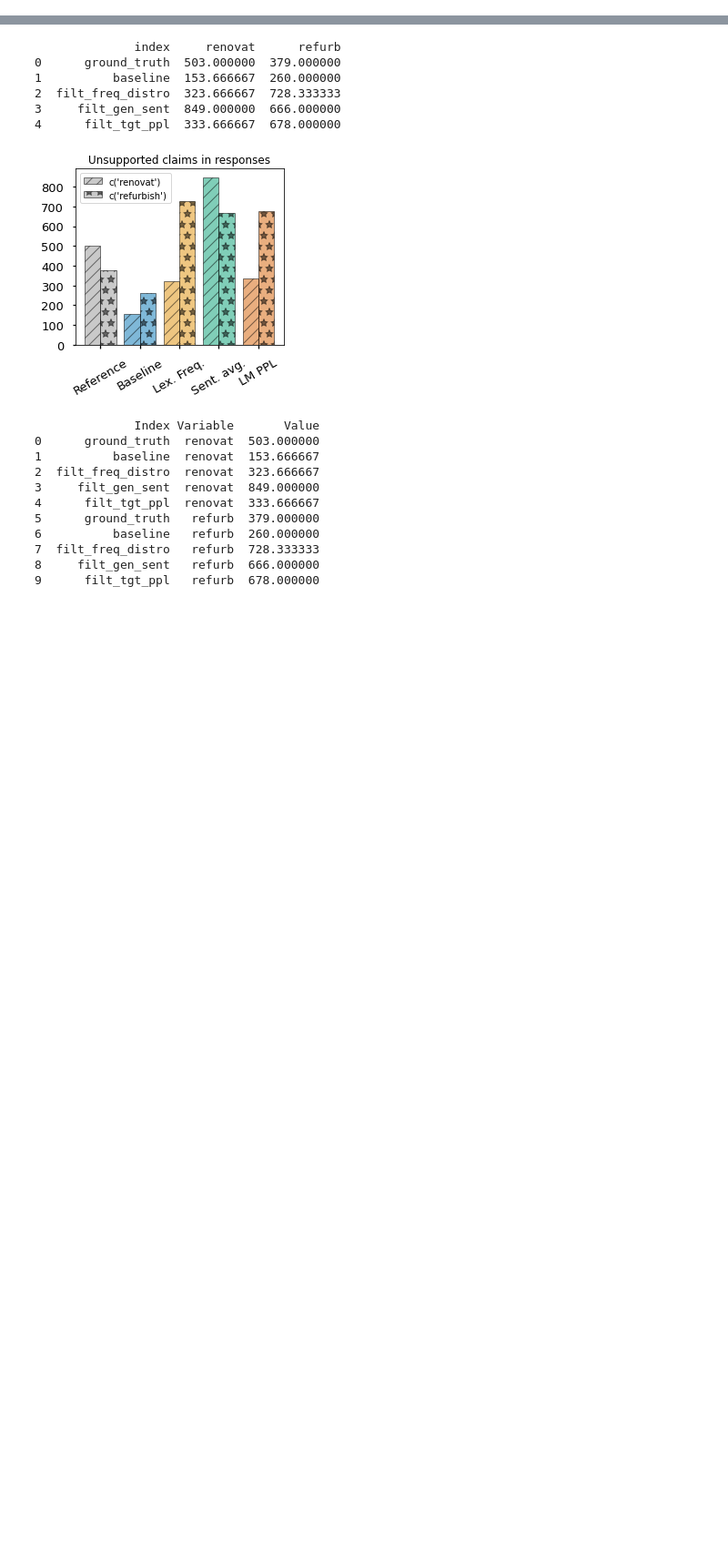
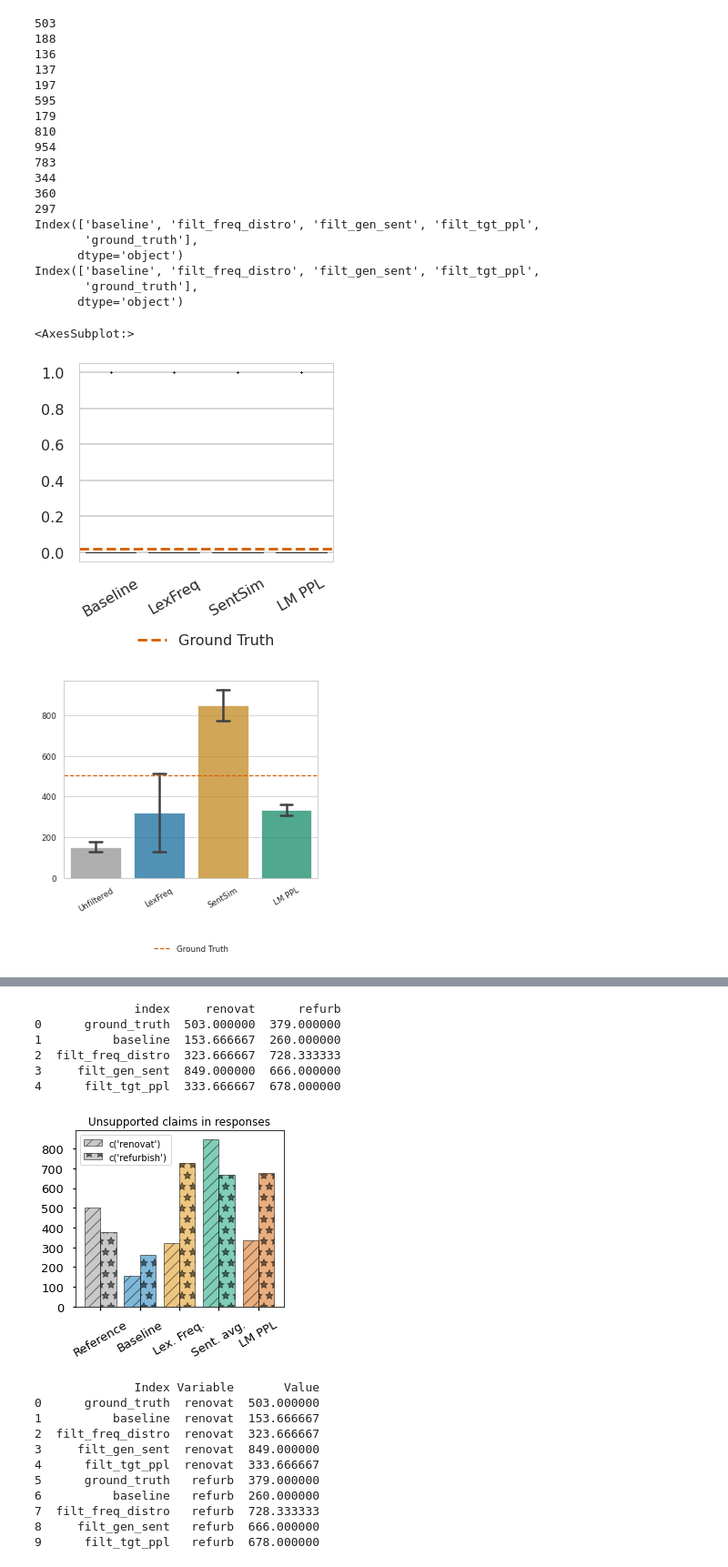
Before and after one commit to ZurichNLP/specific_hospo_respo, a Jupyter notebook: scripts/analyses/hallu_check.ipynb, the cells around one changed output, grey strips where cells are left out. Shown at 91% size. Cells and saved outputs as stored; diff of their text form; code cells hidden in the pictures; blank space fills up the shorter version.

```diff
--- a/scripts/analyses/hallu_check.ipynb
+++ b/scripts/analyses/hallu_check.ipynb
@@ -337,0 +343,48 @@ Index(['ground_truth', 'baseline', 'filt_freq_distro', 'filt_gen_sent',
+# %%
+reno_counts = {}
+
+reno_counts['ground_truth'] = {0: check_reno_mentions(Path(data_dir) / 'test.response')}
+
+for model in ['baseline', 'filt_freq_distro', 'filt_gen_sent', 'filt_tgt_ppl']:
+    reno_counts[model] = {}
+    for seed in ['', '_s42', '_s985']:
+        try:
+            responses = f'../../models/hotels/{model+seed}/inference/bs5.txt'
+            reno_counts[model][0 if not seed else seed] = check_reno_mentions(responses)
+        except:
+            responses = f'../../models/hotels/{model+seed}/inference/ckpt07/bs5.txt'
+            reno_counts[model][0 if not seed else seed] = check_reno_mentions(responses)
+
+# construct dataframe from nested dict
+df_reno = pd.DataFrame.from_dict({(i,j): reno_counts[i][j]
+                           for i in reno_counts.keys()
+                           for j in reno_counts[i].keys()},
+                       orient='columns')
+
+df_reno.to_csv('hallu_check-reno.csv')
+
+plot_average_instance_counts_boxplot(df_reno, save_as='/home/user/kew/projects/diss_figs/rrgen/hallu_check_reno_avg_inst_counts')
+plot_total_counts_barplot(df_reno, save_as='/home/user/kew/projects/diss_figs/rrgen/hallu_check_reno_total_counts')
+# %% [output]
+503
+188
+136
+137
+197
+595
+179
+810
+954
+783
+344
+360
+297
+Index(['baseline', 'filt_freq_distro', 'filt_gen_sent', 'filt_tgt_ppl',
+       'ground_truth'],
+      dtype='object')
+Index(['baseline', 'filt_freq_distro', 'filt_gen_sent', 'filt_tgt_ppl',
+       'ground_truth'],
+      dtype='object')
+<AxesSubplot:>
+[figure, added]
+[figure, added]
```
Also changed, not shown: parts of 14 cells of this notebook, 10 other files.
